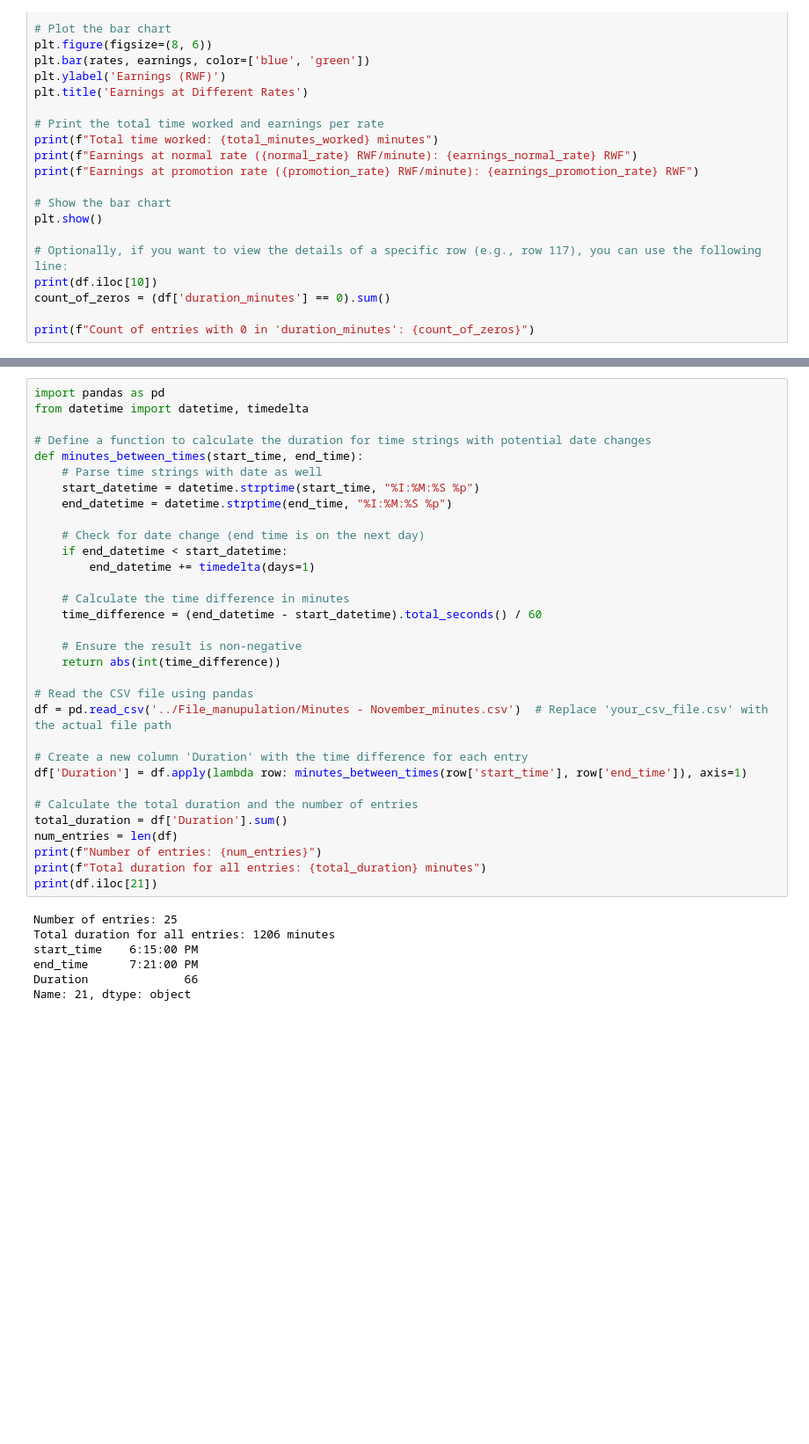
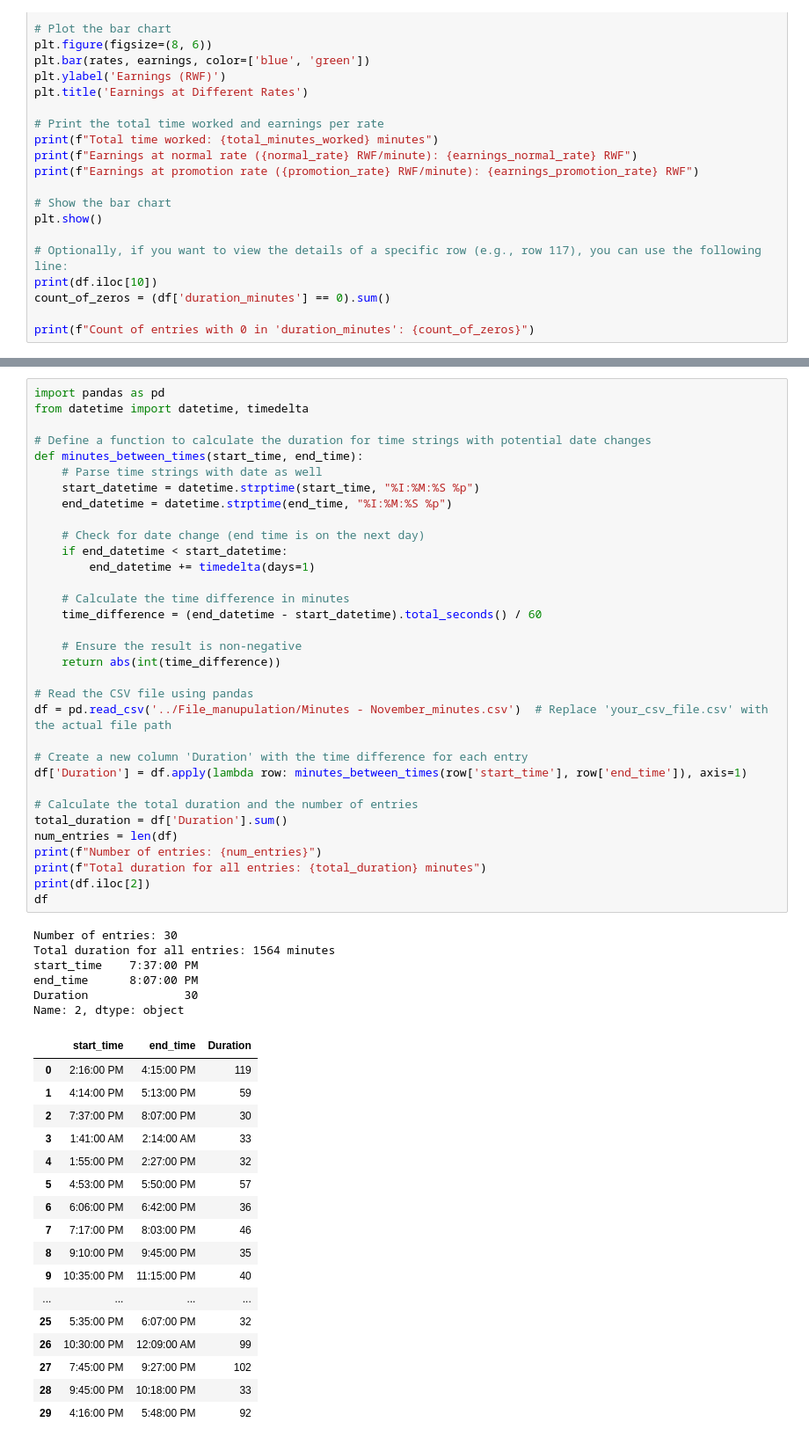
Before and after one commit to Nindenkawe/Playground_Python, a Jupyter notebook: exerciseB/File_manupulation/py_basics.ipynb, the cells around one changed output, grey strips where cells are left out. Shown at 88% size. Saved outputs shown, nothing was run; the diff lists cells and outputs as text; blank space fills up the shorter version.

```diff
--- a/exerciseB/File_manupulation/py_basics.ipynb
+++ b/exerciseB/File_manupulation/py_basics.ipynb
@@ -244,37 +244,55 @@ import pandas as pd
 from datetime import datetime, timedelta
 
 # Define a function to calculate the duration for time strings with potential date changes
 def minutes_between_times(start_time, end_time):
     # Parse time strings with date as well
     start_datetime = datetime.strptime(start_time, "%I:%M:%S %p")
     end_datetime = datetime.strptime(end_time, "%I:%M:%S %p")
 
     # Check for date change (end time is on the next day)
     if end_datetime < start_datetime:
         end_datetime += timedelta(days=1)
 
     # Calculate the time difference in minutes
     time_difference = (end_datetime - start_datetime).total_seconds() / 60
 
     # Ensure the result is non-negative
     return abs(int(time_difference))
 
 # Read the CSV file using pandas
 df = pd.read_csv('../File_manupulation/Minutes - November_minutes.csv')  # Replace 'your_csv_file.csv' with the actual file path
 
 # Create a new column 'Duration' with the time difference for each entry
 df['Duration'] = df.apply(lambda row: minutes_between_times(row['start_time'], row['end_time']), axis=1)
 
 # Calculate the total duration and the number of entries
 total_duration = df['Duration'].sum()
 num_entries = len(df)
 print(f"Number of entries: {num_entries}")
 print(f"Total duration for all entries: {total_duration} minutes")
-print(df.iloc[21])
+print(df.iloc[2])
+df
 # %% [output]
-Number of entries: 25
-Total duration for all entries: 1206 minutes
-start_time    6:15:00 PM
-end_time      7:21:00 PM
-Duration              66
-Name: 21, dtype: object
+Number of entries: 30
+Total duration for all entries: 1564 minutes
+start_time    7:37:00 PM
+end_time      8:07:00 PM
+Duration              30
+Name: 2, dtype: object
+|  | start_time | end_time | Duration |
+| 0 | 2:16:00 PM | 4:15:00 PM | 119 |
+| 1 | 4:14:00 PM | 5:13:00 PM | 59 |
+| 2 | 7:37:00 PM | 8:07:00 PM | 30 |
+| 3 | 1:41:00 AM | 2:14:00 AM | 33 |
+| 4 | 1:55:00 PM | 2:27:00 PM | 32 |
+| 5 | 4:53:00 PM | 5:50:00 PM | 57 |
+| 6 | 6:06:00 PM | 6:42:00 PM | 36 |
+| 7 | 7:17:00 PM | 8:03:00 PM | 46 |
+| 8 | 9:10:00 PM | 9:45:00 PM | 35 |
+| 9 | 10:35:00 PM | 11:15:00 PM | 40 |
+| ... | ... | ... | ... |
+| 25 | 5:35:00 PM | 6:07:00 PM | 32 |
+| 26 | 10:30:00 PM | 12:09:00 AM | 99 |
+| 27 | 7:45:00 PM | 9:27:00 PM | 102 |
+| 28 | 9:45:00 PM | 10:18:00 PM | 33 |
+| 29 | 4:16:00 PM | 5:48:00 PM | 92 |
```
Also changed, not shown: parts of 2 cells of this notebook, 1 other file.
